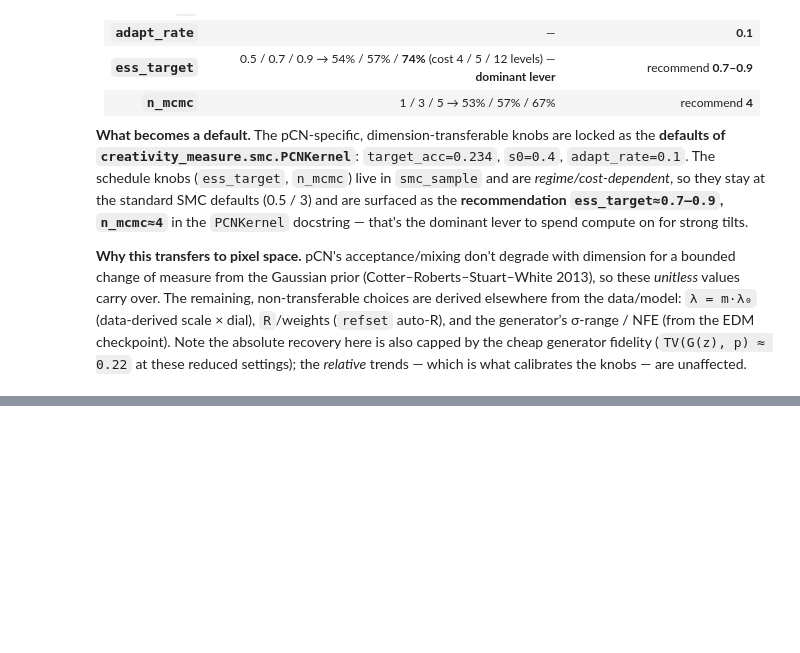
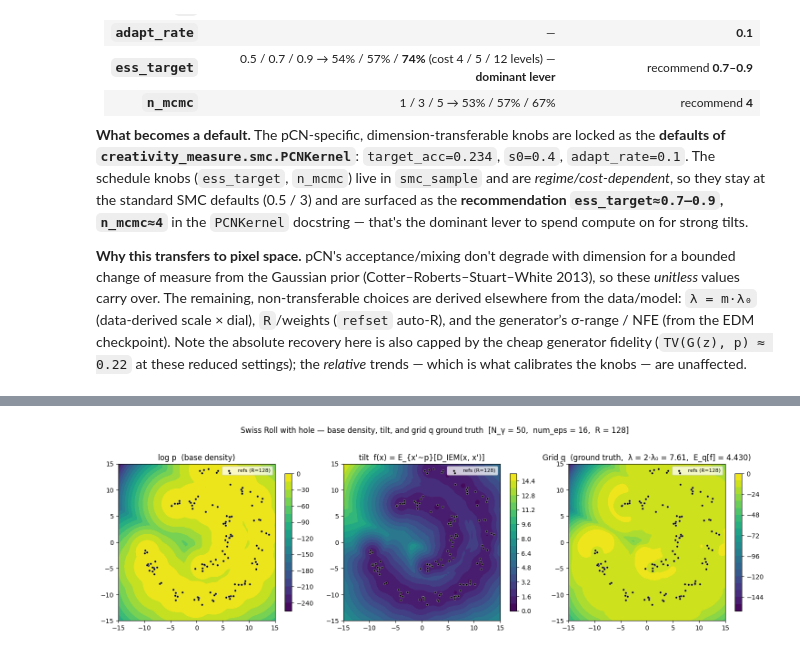
Before and after one commit to arielzoiz/creativity-measure, a Jupyter notebook: phase2_pcn_calibration.ipynb, the cells around one changed output, grey strips where cells are left out. Cells and saved outputs as stored; diff of their text form; code cells hidden in the pictures; blank space fills up the shorter version.

```diff
--- a/phase2_pcn_calibration.ipynb
+++ b/phase2_pcn_calibration.ipynb
@@ -228,0 +239,39 @@ knobs — are unaffected.
+# %%
+import matplotlib.pyplot as plt
+from creativity_measure import plot_field
+
+# Demo-quality distance + refs (N_γ=50, num_eps=16). One `reward_vis` drives the grid truth HERE and the
+# SMC λ-sweep in the NEXT cell (the only cell that runs SMC), so both share the same frozen reward.
+GAMMAS_VIS = torch.logspace(math.log2(GAMMA_LO), math.log2(GAMMA_HI), 50, base=2, dtype=dtype)
+D_VIS = GlobalIEMDistance(p, GAMMAS_VIS, num_eps=16, seed=123)
+reward_vis = RandomRefs(p, distance=D_VIS, seed=0, fallback='best').reward()   # auto-R (τ-rule)
+REFS_VIS = reward_vis.x_refs
+R_VIS = REFS_VIS.shape[0]
+LAM0_VIS = (p.log_p_X(REFS_VIS).std() / reward_vis(REFS_VIS).std()).item()
+LAM_VIS = 2.0 * LAM0_VIS
+
+# Finer grid for cleaner contours
+GP_VIS, XX_VIS, YY_VIS, CELL_VIS = make_grid((-15, 15), (-15, 15), grid_n=80, dtype=dtype)
+LOG_P_VIS = p.log_p_X(GP_VIS)
+F_VIS = reward_vis(GP_VIS)
+log_q_vis, q_vis, _ = grid_normalize(LOG_P_VIS + LAM_VIS * F_VIS, CELL_VIS)
+EF_GRID_VIS = float((q_vis.reshape(-1) / q_vis.reshape(-1).sum() * F_VIS).sum())
+
+# Static fields only — NO SMC here (SMC runs once, in the next cell): base density, tilt, grid q truth.
+fig, axes = plt.subplots(1, 3, figsize=(15.0, 4.4))
+plot_field(LOG_P_VIS, XX_VIS, YY_VIS, ax=axes[0],
+           title="log p  (base density)", refs=REFS_VIS)
+plot_field(F_VIS,     XX_VIS, YY_VIS, ax=axes[1],
+           title="tilt  f(x) = E_{x'~p}[D_IEM(x, x')]", refs=REFS_VIS)
+plot_field(log_q_vis, XX_VIS, YY_VIS, ax=axes[2],
+           title=f"Grid q  (ground truth,  λ = 2·λ₀ = {LAM_VIS:.2f},  E_q[f] = {EF_GRID_VIS:.3f})",
+           refs=REFS_VIS)
+fig.suptitle(
+    f"Swiss Roll with hole — base density, tilt, and grid q ground truth  "
+    f"[N_γ = 50,  num_eps = 16,  R = {R_VIS}]",
+    fontsize=12, y=1.04,
+)
+plt.tight_layout()
+plt.show()
+# %% [output]
+[figure, added]
```
Also changed, not shown: parts of 6 cells of this notebook, 5 other files.
